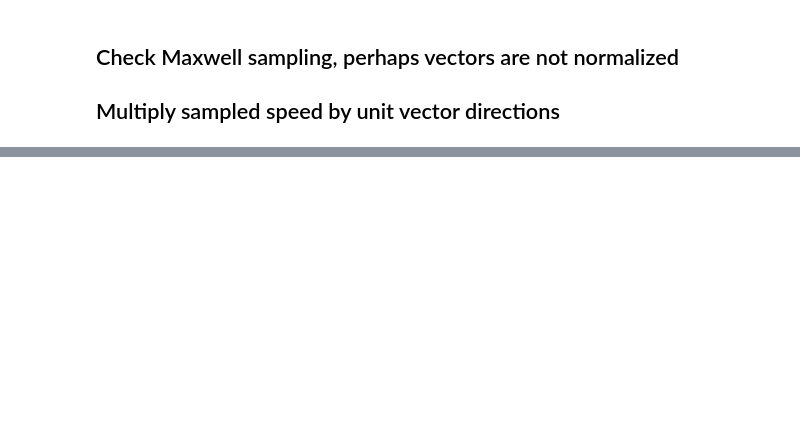
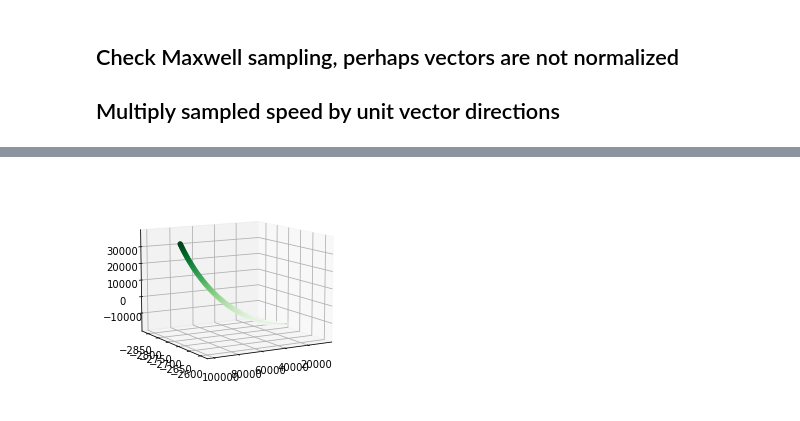
Before and after one commit to 18BME2104/MagneticMirror, a Jupyter notebook: notebooks/simulation.ipynb, the cells around one changed output, grey strips where cells are left out. Drawn from its saved outputs; the diff is of its cells as text; code cells hidden in the pictures; blank space fills up the shorter version.

```diff
--- a/notebooks/simulation.ipynb
+++ b/notebooks/simulation.ipynb
@@ -53,0 +157,19 @@ run.update_batch_with_unchanging_fields(self, index, dT, stepT, argsE, argsB)
+# %%
+fig = plt.figure()
+ax = plt.axes(projection='3d')
+ax.view_init(10, 60)
+
+# Data for a three-dimensional line
+zline = [elem[2] for elem in velocities_30]
+xline = [elem[0] for elem in velocities_30]
+yline = [elem[1] for elem in velocities_30]
+ax.plot3D(xline, yline, zline, 'gray')
+
+
+# Data for three-dimensional scattered points
+zdata = [elem[2] for elem in velocities_30]
+xdata = [elem[0] for elem in velocities_30]
+ydata = [elem[1] for elem in velocities_30]
+ax.scatter3D(xdata, ydata, zdata, c=zdata, cmap='Greens');
+# %% [output]
+[figure, added]
```
Also changed, not shown: parts of 29 cells of this notebook, 7 other files.
